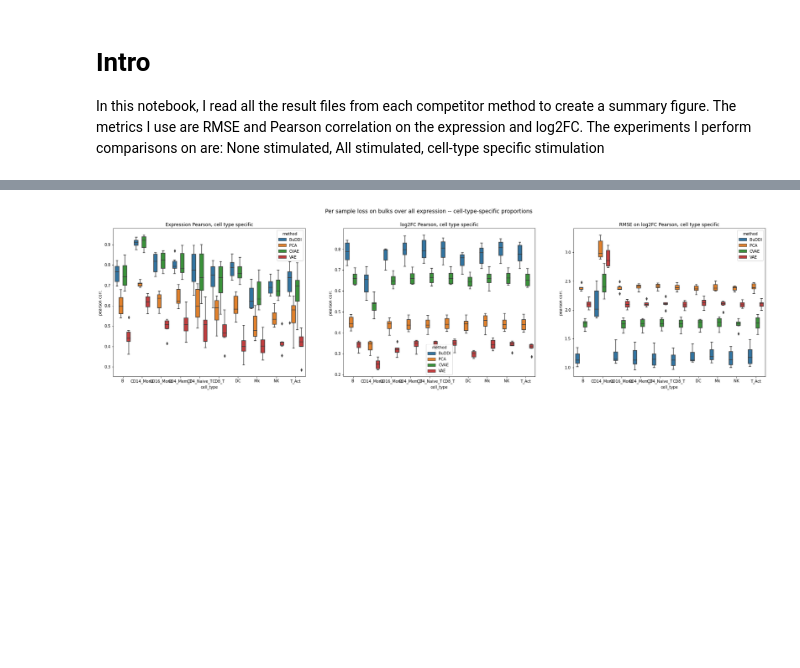
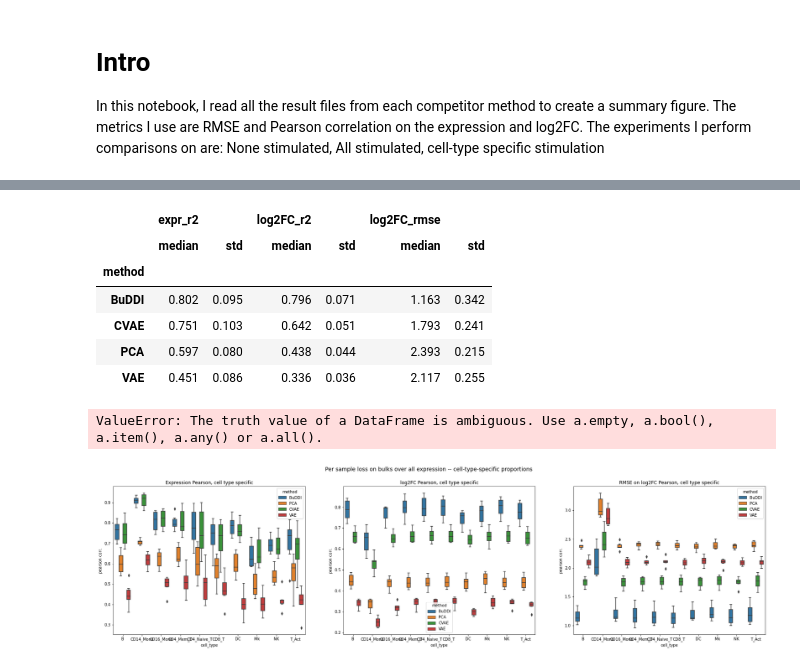
Before and after one commit to greenelab/sc_bulk_ood, a Jupyter notebook: exploratory_experiments/compare_kang_corr.ipynb, the cells around one changed output, grey strips where cells are left out. Cells and saved outputs as stored; diff of their text form; code cells hidden in the pictures; blank space fills up the shorter version.

```diff
--- a/exploratory_experiments/compare_kang_corr.ipynb
+++ b/exploratory_experiments/compare_kang_corr.ipynb
@@ -69,0 +86,15 @@ plot_df = pd.concat([buddi_df, pca_df, cvae_df, vae_df])
+# %%
+s = plot_df.groupby(["method"]).agg({'expr_r2': ['median', 'std'],
+                                 'log2FC_r2': ['median', 'std'],
+                                 'log2FC_rmse': ['median', 'std']})
+
+s = s.style.format('{:.3f}')
+s
+# %% [output]
+|  | expr_r2 |  | log2FC_r2 |  | log2FC_rmse |  |
+|  | median | std | median | std | median | std |
+| method |  |  |  |  |  |  |
+| BuDDI | 0.802 | 0.095 | 0.796 | 0.071 | 1.163 | 0.342 |
+| CVAE | 0.751 | 0.103 | 0.642 | 0.051 | 1.793 | 0.241 |
+| PCA | 0.597 | 0.080 | 0.438 | 0.044 | 2.393 | 0.215 |
+| VAE | 0.451 | 0.086 | 0.336 | 0.036 | 2.117 | 0.255 |
@@ -70,3 +103,7 @@ plot_df = pd.concat([buddi_df, pca_df, cvae_df, vae_df])
+# %%
+a1.stack(a2)
+# %% [output]
+ValueError: The truth value of a DataFrame is ambiguous. Use a.empty, a.bool(), a.item(), a.any() or a.all().
 # %%
 
 # plot
```
Also changed, not shown: parts of 2 cells of this notebook, 17 other files.
